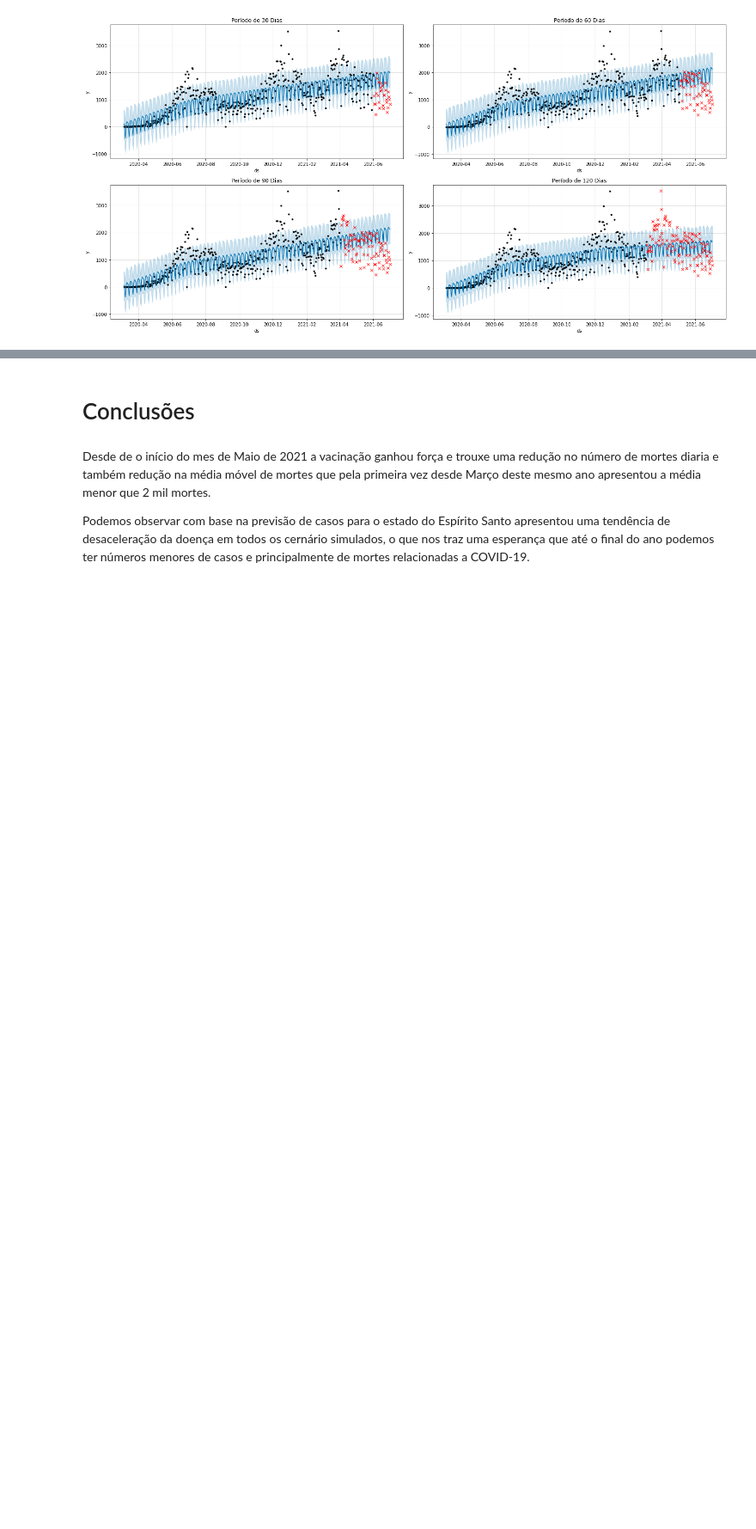
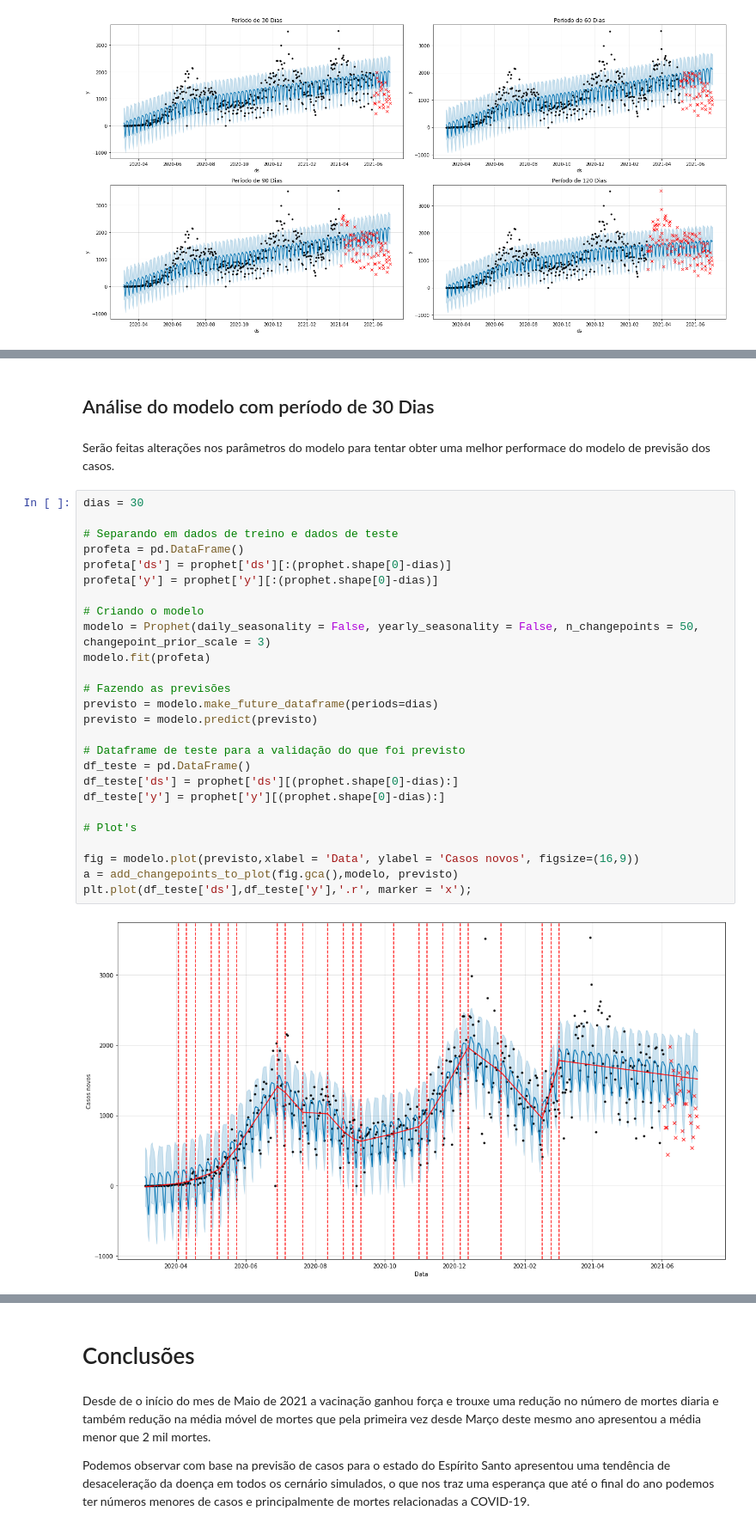
Before and after one commit to antoniodragoc/Projeto_Modulo_03, a Jupyter notebook: Projeto_Modulo_03.ipynb, the cells around one changed output, grey strips where cells are left out. Shown at 86% size. Saved outputs shown, nothing was run; the diff lists cells and outputs as text; blank space fills up the shorter version.

```diff
--- a/Projeto_Modulo_03.ipynb
+++ b/Projeto_Modulo_03.ipynb
@@ -515,0 +527,32 @@ for dias in range(30,5*30,30):
+# %% [markdown]
+## Análise do modelo com período de 30 Dias
+# %% [markdown]
+Serão feitas alterações nos parâmetros do modelo para tentar obter uma melhor performace do modelo de previsão dos casos.
+# %%
+dias = 30
+
+# Separando em dados de treino e dados de teste
+profeta = pd.DataFrame()
+profeta['ds'] = prophet['ds'][:(prophet.shape[0]-dias)]
+profeta['y'] = prophet['y'][:(prophet.shape[0]-dias)]
+
+# Criando o modelo
+modelo = Prophet(daily_seasonality = False, yearly_seasonality = False, n_changepoints = 50, changepoint_prior_scale = 3)
+modelo.fit(profeta)
+
+# Fazendo as previsões
+previsto = modelo.make_future_dataframe(periods=dias)
+previsto = modelo.predict(previsto)
+
+# Dataframe de teste para a validação do que foi previsto
+df_teste = pd.DataFrame()
+df_teste['ds'] = prophet['ds'][(prophet.shape[0]-dias):]
+df_teste['y'] = prophet['y'][(prophet.shape[0]-dias):]
+
+# Plot's
+
+fig = modelo.plot(previsto,xlabel = 'Data', ylabel = 'Casos novos', figsize=(16,9))
+a = add_changepoints_to_plot(fig.gca(),modelo, previsto)
+plt.plot(df_teste['ds'],df_teste['y'],'.r', marker = 'x');
+# %% [output]
+[figure, added]
```
Also changed, not shown: parts of 19 cells of this notebook.
